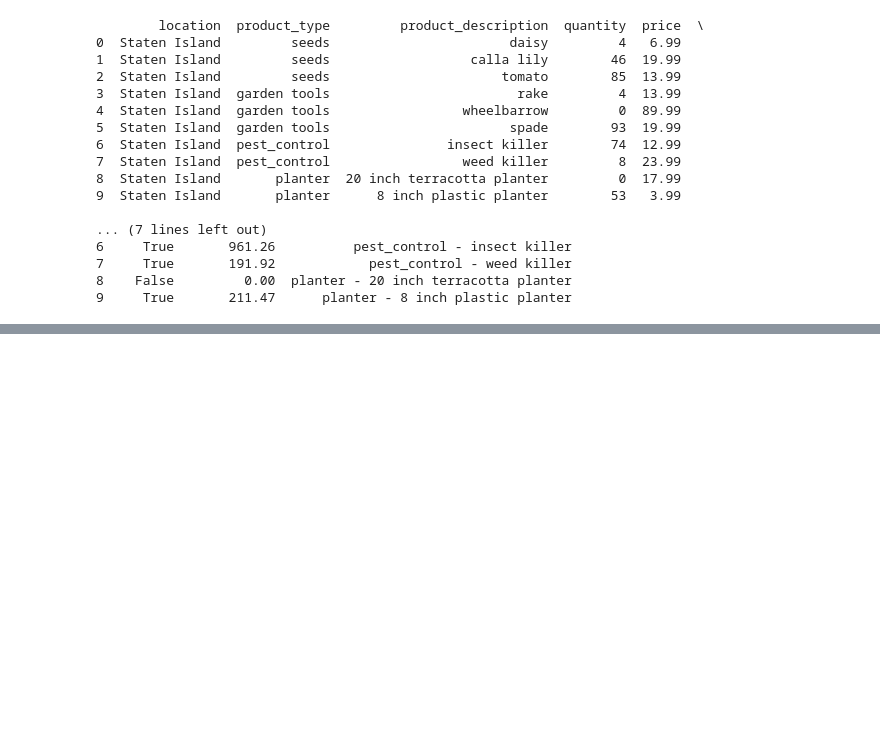
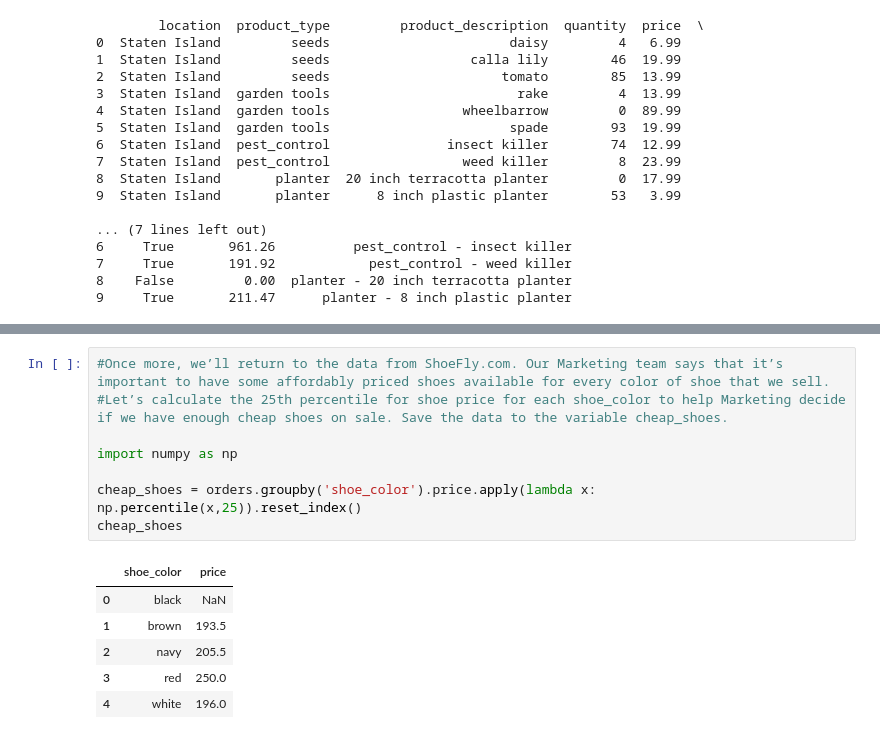
Before and after one commit to Jig3008/PandasAtoZ, a Jupyter notebook: AllAboutPandas.ipynb, the cells around one changed output, grey strips where cells are left out. Drawn from its saved outputs; the diff is of its cells as text; blank space fills up the shorter version.

```diff
--- a/AllAboutPandas.ipynb
+++ b/AllAboutPandas.ipynb
@@ -608,0 +684,15 @@ print(inventory.head(10))
+# %%
+#Once more, we’ll return to the data from ShoeFly.com. Our Marketing team says that it’s important to have some affordably priced shoes available for every color of shoe that we sell.
+#Let’s calculate the 25th percentile for shoe price for each shoe_color to help Marketing decide if we have enough cheap shoes on sale. Save the data to the variable cheap_shoes.
+
+import numpy as np
+
+cheap_shoes = orders.groupby('shoe_color').price.apply(lambda x: np.percentile(x,25)).reset_index()
+cheap_shoes
+# %% [output]
+|  | shoe_color | price |
+| 0 | black | NaN |
+| 1 | brown | 193.5 |
+| 2 | navy | 205.5 |
+| 3 | red | 250.0 |
+| 4 | white | 196.0 |
```
Also changed, not shown: parts of 11 cells of this notebook.
